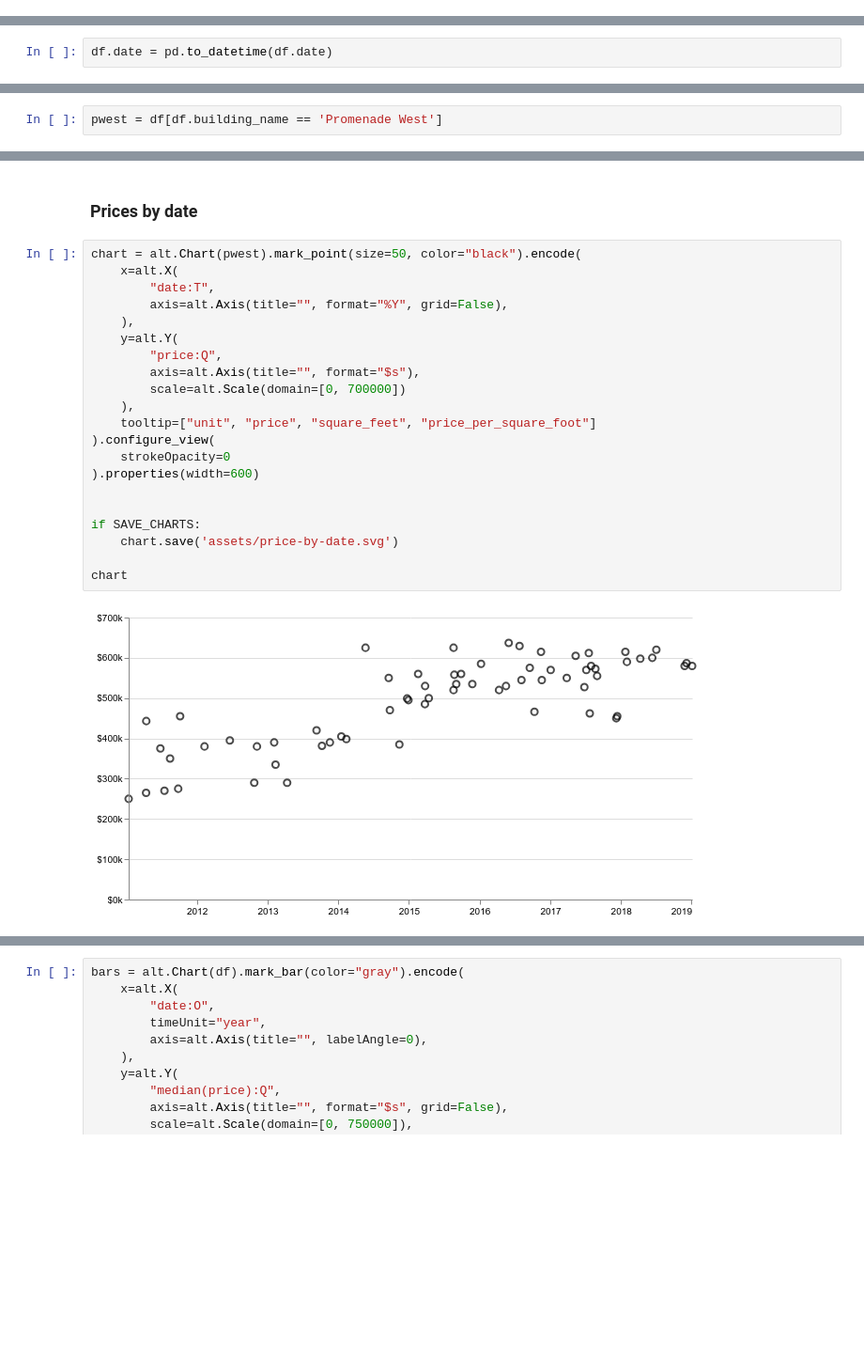
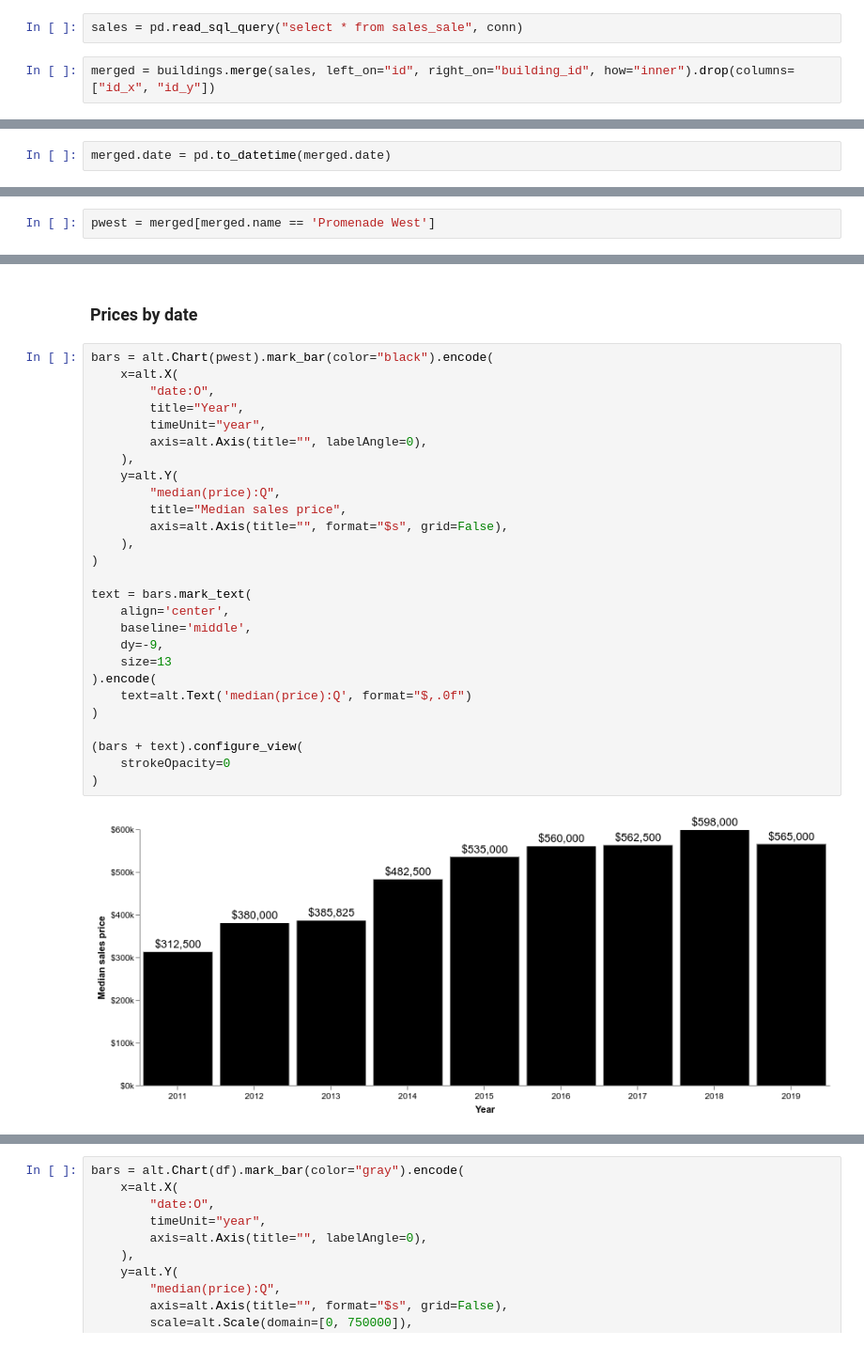
Before and after one commit to palewire/promenade-west-sales-report, a Jupyter notebook: notebooks/analyze.ipynb, the cells around one changed output, grey strips where cells are left out. Shown at 94% size. Cells and saved outputs as stored; diff of their text form; blank space fills up the shorter version.

Commit message:
Embed some vega charts

```diff
--- a/notebooks/analyze.ipynb
+++ b/notebooks/analyze.ipynb
@@ -16,0 +12,4 @@ df = pd.read_csv("./_data/sales.csv")
+# %%
+sales = pd.read_sql_query("select * from sales_sale", conn)
+# %%
+merged = buildings.merge(sales, left_on="id", right_on="building_id", how="inner").drop(columns=["id_x", "id_y"])
@@ -17,9 +18,9 @@ df = pd.read_csv("./_data/sales.csv")
 # %% [markdown]
 Parse the dates
 # %%
-df.date = pd.to_datetime(df.date)
+merged.date = pd.to_datetime(merged.date)
 # %% [markdown]
 Filter down to our buildings and areas we want to study
 # %%
-pwest = df[df.building_name == 'Promenade West']
+pwest = merged[merged.name == 'Promenade West']
 # %%
@@ -137,25 +92,31 @@ chart
 # %% [markdown]
 ### Prices by date
 # %%
-chart = alt.Chart(pwest).mark_point(size=50, color="black").encode(
+bars = alt.Chart(pwest).mark_bar(color="black").encode(
     x=alt.X(
-        "date:T",
-        axis=alt.Axis(title="", format="%Y", grid=False),
+        "date:O",
+        title="Year",
+        timeUnit="year",
+        axis=alt.Axis(title="", labelAngle=0),
     ),
     y=alt.Y(
-        "price:Q",
-        axis=alt.Axis(title="", format="$s"),
-        scale=alt.Scale(domain=[0, 700000])
+        "median(price):Q",
+        title="Median sales price",
+        axis=alt.Axis(title="", format="$s", grid=False),
     ),
-    tooltip=["unit", "price", "square_feet", "price_per_square_foot"]
-).configure_view(
+)
+
+text = bars.mark_text(
+    align='center',
+    baseline='middle',
+    dy=-9,
+    size=13
+).encode(
+    text=alt.Text('median(price):Q', format="$,.0f")
+)
+
+(bars + text).configure_view(
     strokeOpacity=0
-).properties(width=600)
-
-
-if SAVE_CHARTS:
-    chart.save('assets/price-by-date.svg')
-
-chart
+)
 # %% [output]
-[figure, old version]
+[figure, new version]
```
Also changed, not shown: parts of 23 cells of this notebook, 7 other files.
